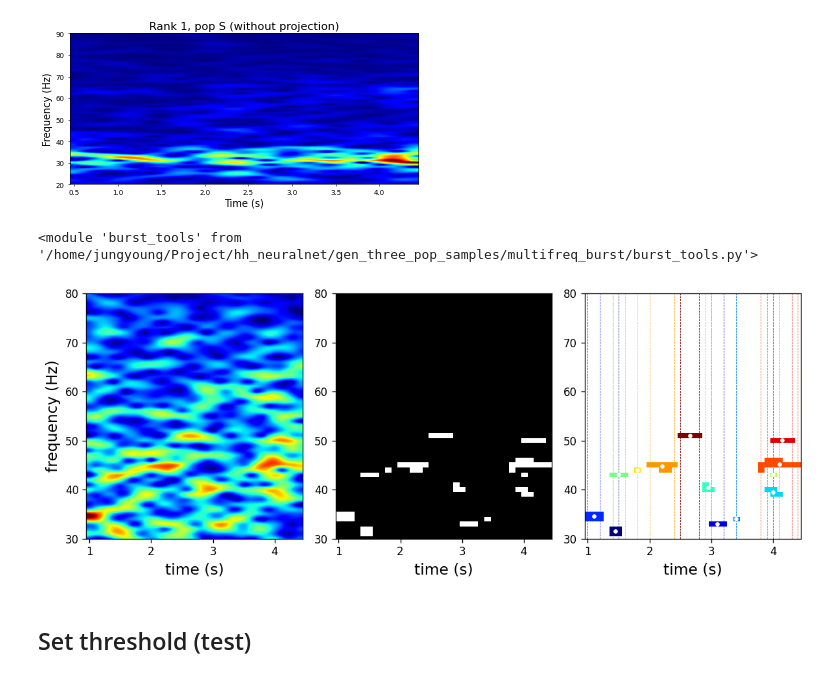
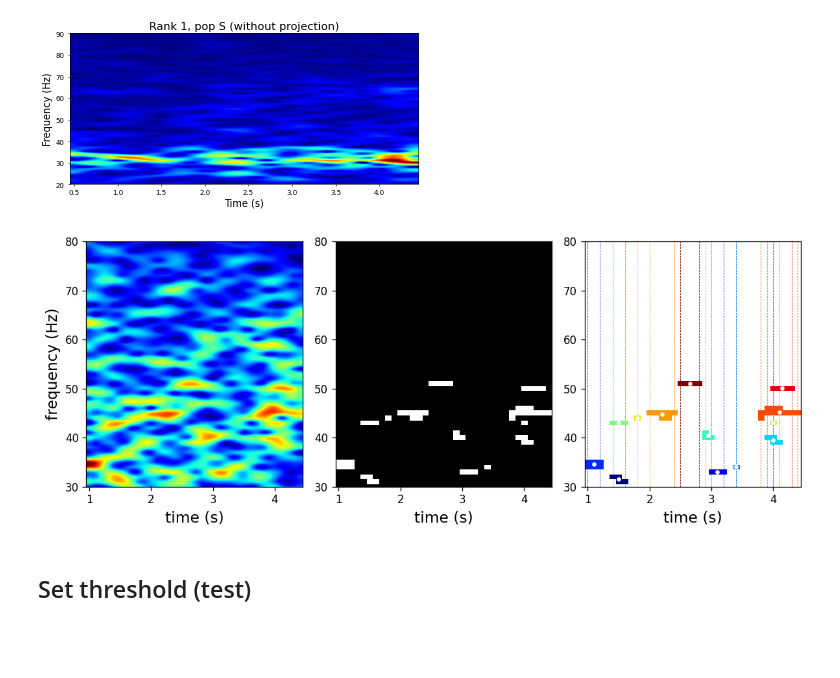
Before and after one commit to jyKim-97/hh_neuralnet, a Jupyter notebook: gen_three_pop_samples/multifreq_burst/test_binarize.ipynb, the cells around one changed output. Saved outputs shown, nothing was run; the diff lists cells and outputs as text; code cells hidden in the pictures; blank space fills up the shorter version.

Commit message:
add filtration burst detection method

```diff
--- a/gen_three_pop_samples/multifreq_burst/test_binarize.ipynb
+++ b/gen_three_pop_samples/multifreq_burst/test_binarize.ipynb
@@ -48,37 +49,37 @@ for nrank in range(2):
 [figure]
 # %%
 # we can define no-mans area : rank0: 27-32 (give the same area for slow and fast frequency oscillation)
-# %%
-reload(bt)
-# %% [output]
-<module 'burst_tools' from '/home/jungyoung/Project/hh_neuralnet/gen_three_pop_samples/multifreq_burst/burst_tools.py'>
 # %%
 detail_data = summary_obj.load_detail(*[5,10,1,0,0])
 flim = (30, 80)
+
+def cut_start(signal, t):
+    idt = (t >= 0.5)
+    return signal[idt], t[idt]
 
 vlfp, t = cut_start(detail_data["vlfp"][1], detail_data["ts"])
 psd, fpsd, tpsd = hhsignal.get_stfft(vlfp, t, 2000, mbin_t=0.1, wbin_t=1, frange=(3, 150))
 # pth = bt.get_pth_percentile(psd.flatten(), 99.5)
 # pth = np.average(psd) + 3.5*np.std(psd)
 pth = bt.get_pth_percentile(psd.flatten(), 99)
 im_bin = psd >= pth
 im_class = bt.find_blob(im_bin)
-burst_f, burst_range = bt.extract_burst_attrib(psd, fpsd, im_class)
+burst_f, burst_range, burst_amp = bt.extract_burst_attrib(psd, fpsd, im_class)
 
-fig, axs = plt.subplots(1, 3, figsize=(10, 4), dpi=120)
+fig, axs = plt.subplots(1, 3, figsize=(10, 4), dpi=120, facecolor='w')
 bt.draw_binarize_psd(psd, pth, x=tpsd, y=fpsd, flim=flim, ylabel="frequency (Hz)", xlabel="time (s)", axs=axs[:2])
 
 plt.axes(axs[2])
 bt.draw_burst_attrib(im_class, burst_f, burst_range, tpsd=tpsd, fpsd=fpsd, flim=flim)
 plt.xlabel("time (s)", fontsize=14)
 
 plt.ylim(flim)
 plt.tight_layout()
 
 plt.savefig("./figs/burst_sample.png", dpi=150)
 plt.show()
 # %% [output]
-[figure, old version]
+[figure, new version]
 # %% [markdown]
 ## Set threshold (test)
 # %%
```
Also changed, not shown: parts of 4 cells of this notebook, 11 other files.
